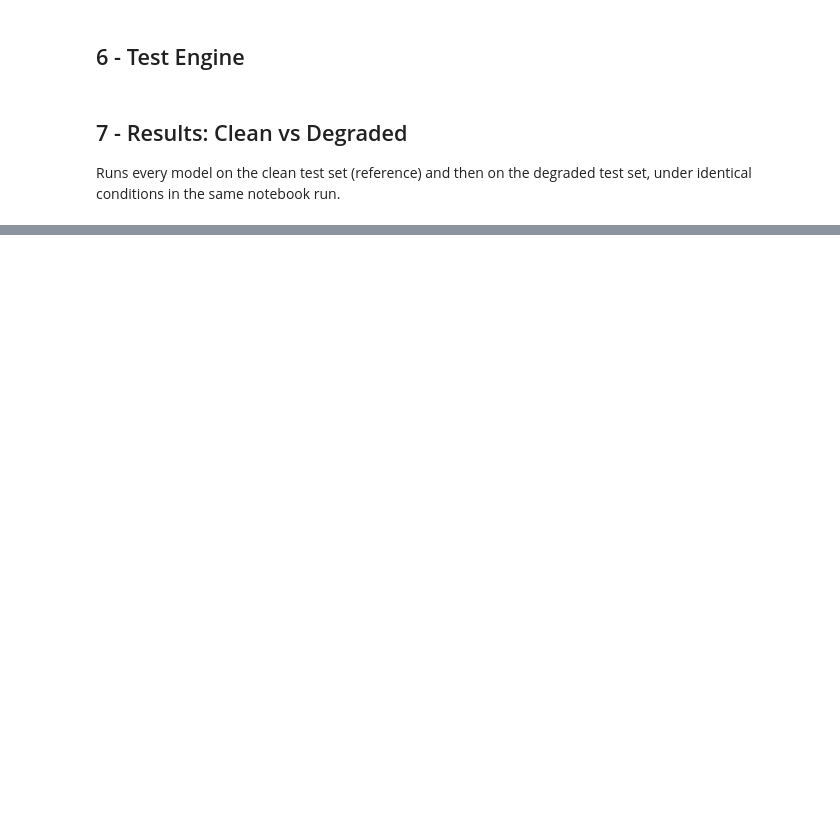
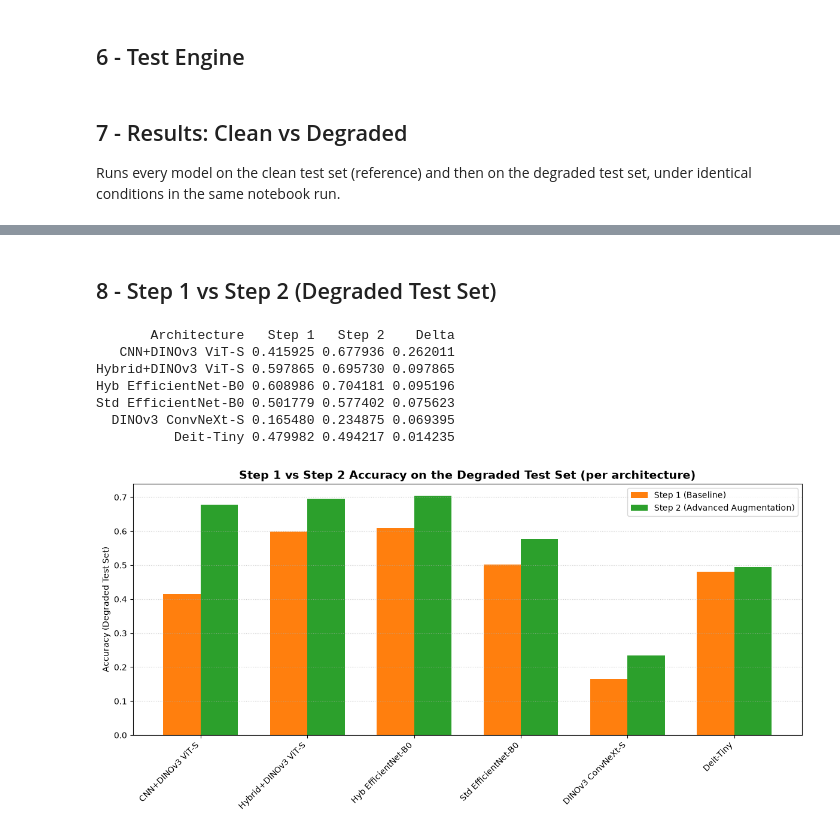
Before and after one commit to luciapola04/internship-deepfake-forensic, a Jupyter notebook: deepfake-forensics-pipeline/02_Extended_Framework/Model_Benchmark/Robustness_Test/step4_robustness_test.ipynb, the cells around one changed output, grey strips where cells are left out. Drawn from its saved outputs; the diff is of its cells as text; code cells hidden in the pictures; blank space fills up the shorter version.

```diff
--- a/deepfake-forensics-pipeline/02_Extended_Framework/Model_Benchmark/Robustness_Test/step4_robustness_test.ipynb
+++ b/deepfake-forensics-pipeline/02_Extended_Framework/Model_Benchmark/Robustness_Test/step4_robustness_test.ipynb
@@ -587,25 +593,37 @@ as hypothesized.
+# %% [markdown]
+## 8 - Step 1 vs Step 2 (Degraded Test Set)
 # %%
-comparison = clean_results[['Model', 'Acc']].merge(
-    degraded_results[['Model', 'Acc']], on='Model', suffixes=(' (Clean)', ' (Degraded)')
-)
-comparison['Delta'] = comparison['Acc (Degraded)'] - comparison['Acc (Clean)']
-comparison = comparison.sort_values('Delta', ascending=False).reset_index(drop=True)
-print(comparison.to_string(index=False))
+degraded_results['Architecture'] = degraded_results['Model'].str.replace(r' \(Step \d\)', '', regex=True)
+degraded_results['Step'] = degraded_results['Model'].apply(lambda n: 'Step 1' if 'Step 1' in n else 'Step 2')
 
-x = np.arange(len(comparison))
+step_comparison = degraded_results.pivot(index='Architecture', columns='Step', values='Acc').reset_index()
+step_comparison['Delta'] = step_comparison['Step 2'] - step_comparison['Step 1']
+step_comparison = step_comparison.sort_values('Delta', ascending=False).reset_index(drop=True)
+print(step_comparison.to_string(index=False))
+
+x = np.arange(len(step_comparison))
 width = 0.35
-fig, ax = plt.subplots(figsize=(14, 6))
-ax.bar(x - width / 2, comparison['Acc (Clean)'], width, label='Clean Test Set', color='#1f77b4')
-ax.bar(x + width / 2, comparison['Acc (Degraded)'], width, label='Degraded Test Set', color='#d62728')
+fig, ax = plt.subplots(figsize=(12, 6))
+ax.bar(x - width / 2, step_comparison['Step 1'], width, label='Step 1 (Baseline)', color='#ff7f0e')
+ax.bar(x + width / 2, step_comparison['Step 2'], width, label='Step 2 (Advanced Augmentation)', color='#2ca02c')
 ax.set_xticks(x)
-ax.set_xticklabels(comparison['Model'], rotation=45, ha='right')
-ax.set_ylabel('Accuracy')
-ax.set_title('Robustness Comparison: Clean vs Degraded Test Set (per model)', fontsize=14, fontweight='bold')
+ax.set_xticklabels(step_comparison['Architecture'], rotation=45, ha='right')
+ax.set_ylabel('Accuracy (Degraded Test Set)')
+ax.set_title('Step 1 vs Step 2 Accuracy on the Degraded Test Set (per architecture)', fontsize=14, fontweight='bold')
 ax.legend()
 ax.grid(axis='y', linestyle=':', alpha=0.6)
 plt.tight_layout()
 
 curves_path = os.path.join(MODELS_DIR, 'robustness_test')
 os.makedirs(curves_path, exist_ok=True)
-plt.savefig(os.path.join(curves_path, 'clean_vs_degraded_accuracy.png'), dpi=300, bbox_inches='tight')
+plt.savefig(os.path.join(curves_path, 'step1_vs_step2_degraded_accuracy.png'), dpi=300, bbox_inches='tight')
 plt.show()
+# %% [output]
+       Architecture   Step 1   Step 2    Delta
+   CNN+DINOv3 ViT-S 0.415925 0.677936 0.262011
+Hybrid+DINOv3 ViT-S 0.597865 0.695730 0.097865
+Hyb EfficientNet-B0 0.608986 0.704181 0.095196
+Std EfficientNet-B0 0.501779 0.577402 0.075623
+  DINOv3 ConvNeXt-S 0.165480 0.234875 0.069395
+          Deit-Tiny 0.479982 0.494217 0.014235
+[figure, added]
```
Also changed, not shown: parts of 16 cells of this notebook, 14 other files.
